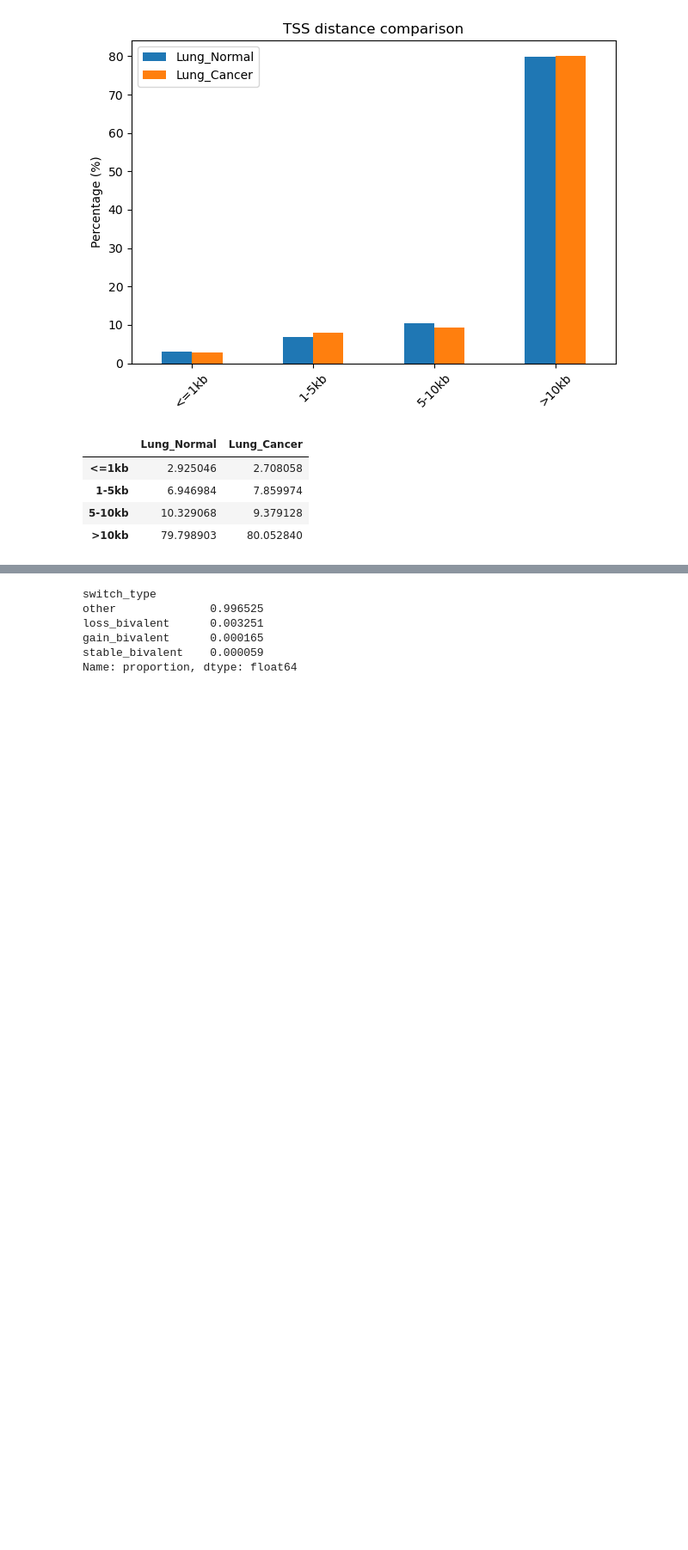
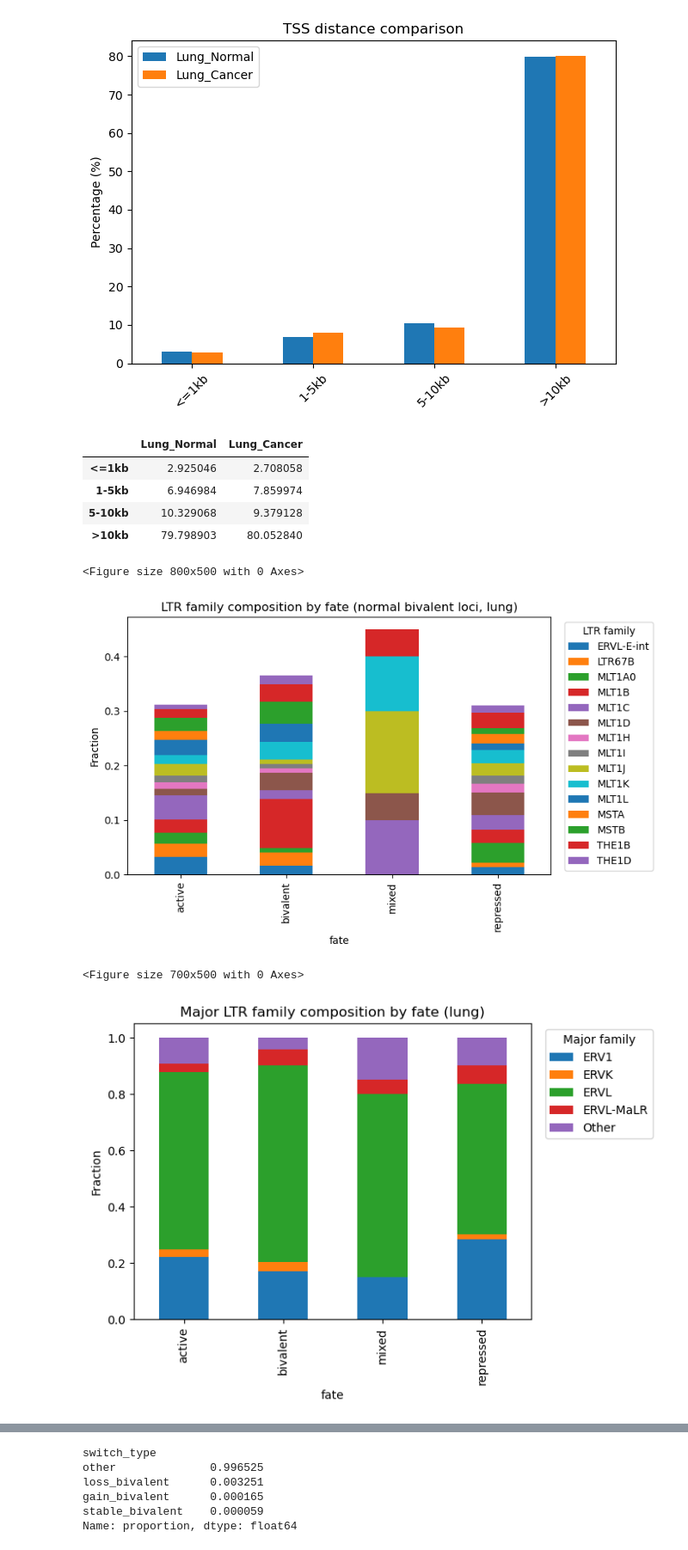
Before and after one commit to caocao0525/HERV, a Jupyter notebook: herv_util_test.ipynb, the cells around one changed output, grey strips where cells are left out. Shown at 86% size. Cells and saved outputs as stored; diff of their text form; code cells hidden in the pictures; blank space fills up the shorter version.

```diff
--- a/herv_util_test.ipynb
+++ b/herv_util_test.ipynb
@@ -1335,3 +1484,18 @@ plot_tss_distance_compare(biv_normal_annot_lung, biv_cancer_annot_lung, label1="
 | 1-5kb | 6.946984 | 7.859974 |
 | 5-10kb | 10.329068 | 9.379128 |
 | >10kb | 79.798903 | 80.052840 |
+# %%
+results_lung = plot_ltr_family_fate_summary(
+    biv_df=biv_normal_annot_lung,
+    background_df=df_merged_lung,
+    top_n=15,
+    cmap="Greens",
+    title_bar="LTR family composition by fate (normal bivalent loci, lung)",
+    title_bar_major="Major LTR family composition by fate (lung)",
+    title_heatmap="Major LTR family enrichment by fate (lung)"
+)
+# %% [output]
+<Figure size 800x500 with 0 Axes>
+[figure, added]
+<Figure size 700x500 with 0 Axes>
+[figure, added]
```
Also changed, not shown: parts of 10 cells of this notebook.
